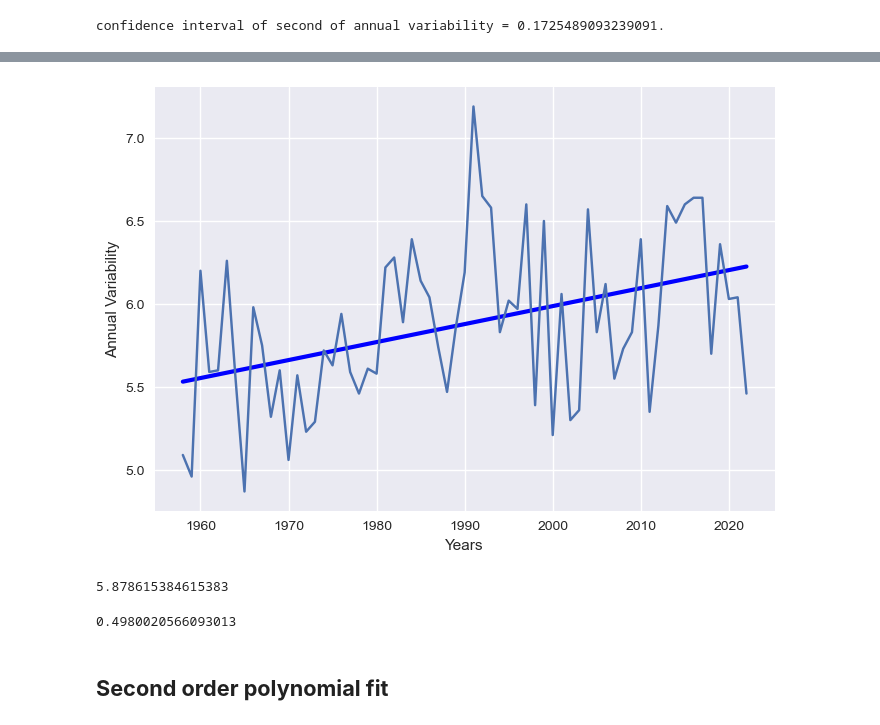
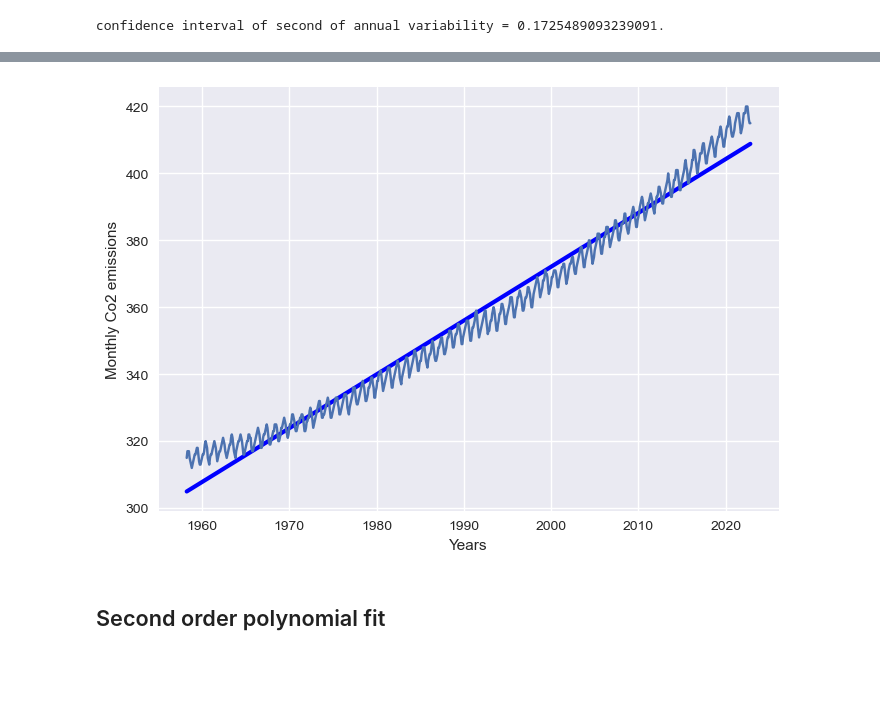
Before and after one commit to Sumanshekhar17/Geophysical-Data-Analysis, a Jupyter notebook: Keeling Curve Data - Statistical Analysis.ipynb, the cells around one changed output, grey strips where cells are left out. Cells and saved outputs as stored; diff of their text form; code cells hidden in the pictures; blank space fills up the shorter version.

```diff
--- a/Keeling Curve Data - Statistical Analysis.ipynb
+++ b/Keeling Curve Data - Statistical Analysis.ipynb
@@ -403,0 +262,7 @@ plt.show()
+# %%
+# convert year and month into a single datetime column
+df = pd.to_datetime(keeling_curve['Year'].astype(str) + '-' + keeling_curve['Months'].astype(str), format='%Y-%m')
+df = df.dt.year + df.dt.month/12
+x = df
+y = np.array(keeling_curve['Monthly mean CO2 concentration']).astype(int)
+x
@@ -404,8 +282,8 @@ plt.show()
 # %%
 from sklearn.linear_model import LinearRegression
 
-x = np.array(unique_years)                        # unique_years is the x array which is going to act as input
-y = np.array(annual_variability)                  # annual_variability is the variable to be predicted
+x = np.array(x)                        # unique_years is the x array which is going to act as input
+y = np.array(y)                        # annual_variability is the variable to be predicted
 
 model = LinearRegression()
 
@@ -417,22 +295,14 @@ y_regression = model.predict(x.reshape(-1,1))     # x has to be converted to 2d
 
 # plt.plot(unique_years, y_regression)
 # %%
-plt.plot(unique_years, y_regression, linewidth=3, color = 'b')
+plt.plot(x, y_regression, linewidth=3, color = 'b')
 # plt.scatter(x,y)
-plt.plot(unique_years, annual_variability)
+plt.plot(x, y)
 plt.xlabel('Years')
-plt.ylabel('Annual Variability')
+plt.ylabel('Monthly Co2 emissions')
 # plt.axhline(y=annual_variability.mean(), color = 'g', linestyle = ':', linewidth = 3 )
 plt.show()
 # %% [output]
-[figure, old version]
+[figure, new version]
-# %%
-annual_variability.mean()
-# %% [output]
-5.878615384615383
-# %%
-statistics.stdev(annual_variability[half_year: len(unique_years)-1])
-# %% [output]
-0.4980020566093013
 # %% [markdown]
- ## **Second order polynomial fit**
+ ## Second order polynomial fit
```
Also changed, not shown: parts of 78 cells of this notebook.
